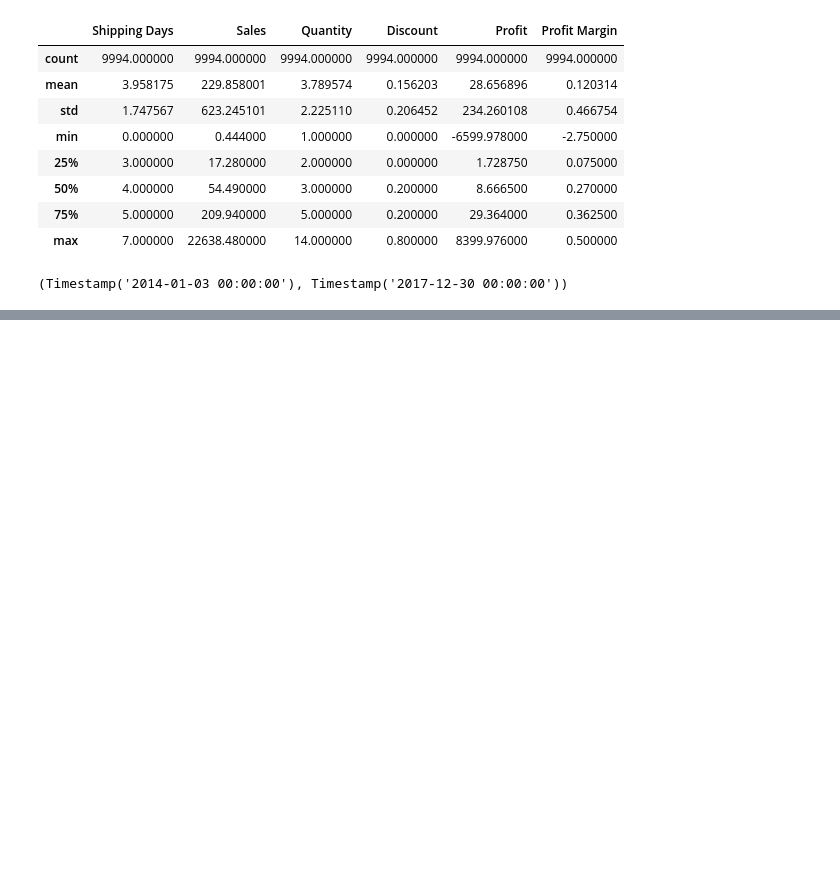
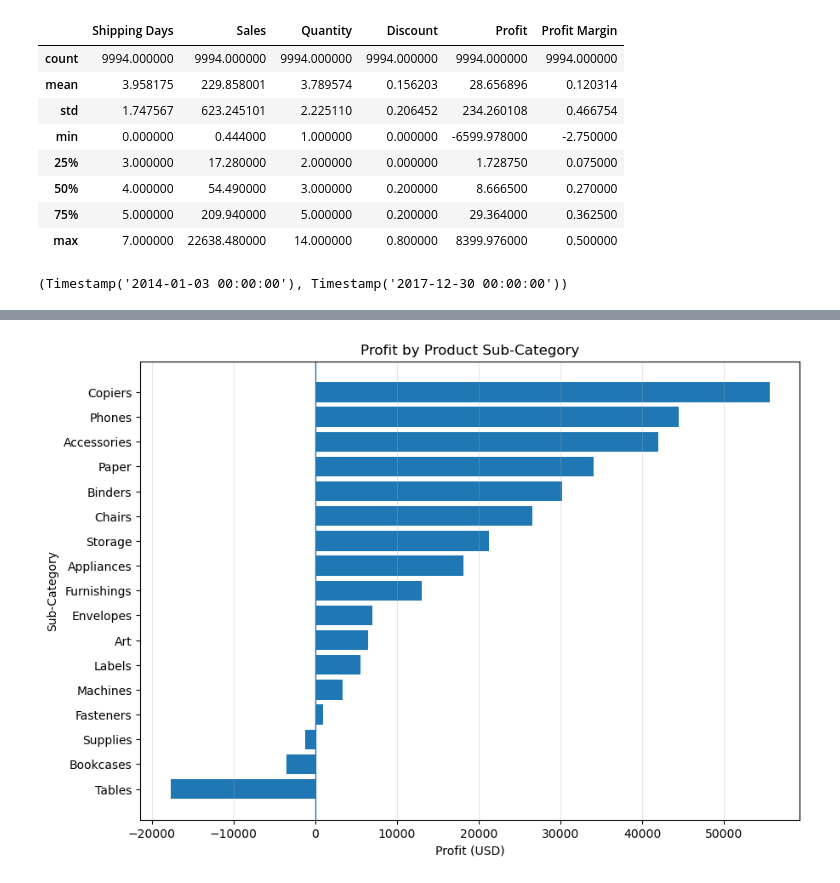
Before and after one commit to robcalv25/retail-sales-analysis, a Jupyter notebook: notebooks/01_data_exploration.ipynb, the cells around one changed output, grey strips where cells are left out. Saved outputs shown, nothing was run; the diff lists cells and outputs as text; code cells hidden in the pictures; blank space fills up the shorter version.

```diff
--- a/notebooks/01_data_exploration.ipynb
+++ b/notebooks/01_data_exploration.ipynb
@@ -131,0 +456,23 @@ df["Order Date"].min(), df["Order Date"].max()
+# %%
+subcategory_chart = (
+    df.groupby("Sub-Category")["Profit"]
+      .sum()
+      .sort_values()
+)
+
+plt.figure(figsize=(10, 7))
+
+plt.barh(
+    subcategory_chart.index,
+    subcategory_chart.values
+)
+
+plt.title("Profit by Product Sub-Category")
+plt.xlabel("Profit (USD)")
+plt.ylabel("Sub-Category")
+plt.axvline(0, linewidth=1)
+plt.grid(axis="x", alpha=0.3)
+
+plt.show()
+# %% [output]
+[figure, added]
```
Also changed, not shown: parts of 42 cells of this notebook.
